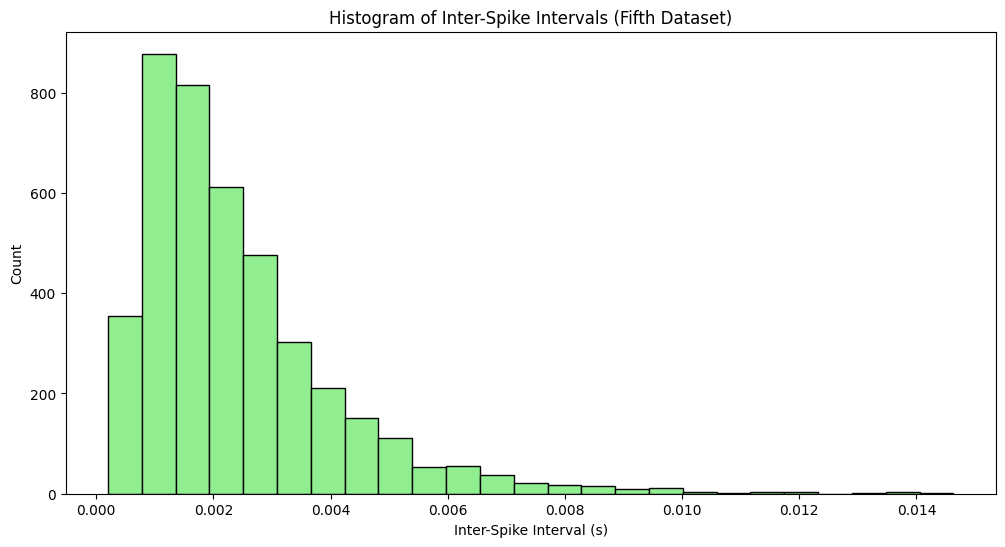
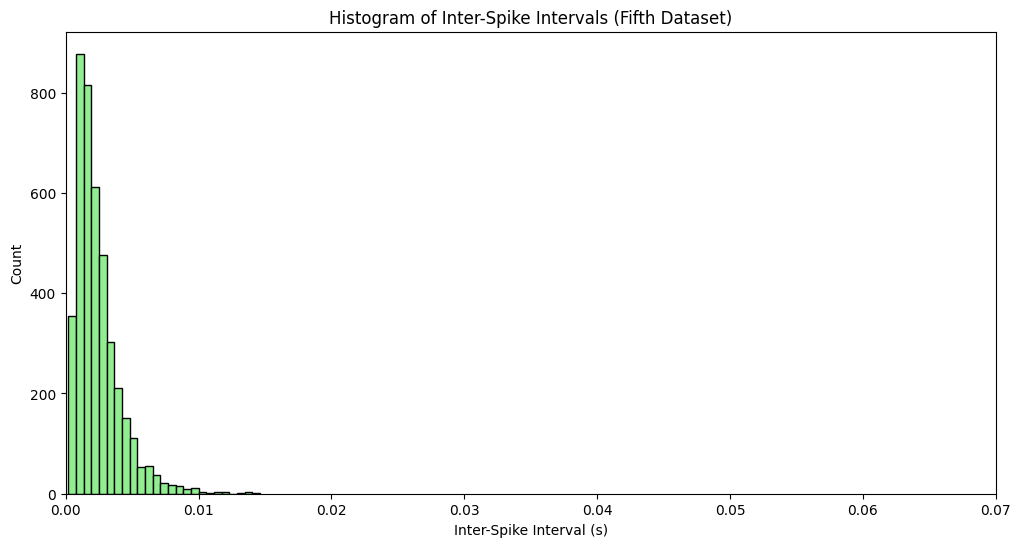
The change to this notebook cell's code, shown as a diff; its figure went from the first image to the second:
--- before
+++ after
@@ -12,4 +12,5 @@
 plt.ylabel('Count')
 plt.title('Histogram of Inter-Spike Intervals (Fifth Dataset)')
+plt.xlim(0, 0.07)
 plt.show()
 

Commit: refined the code and added a new tutorial for 3.3.